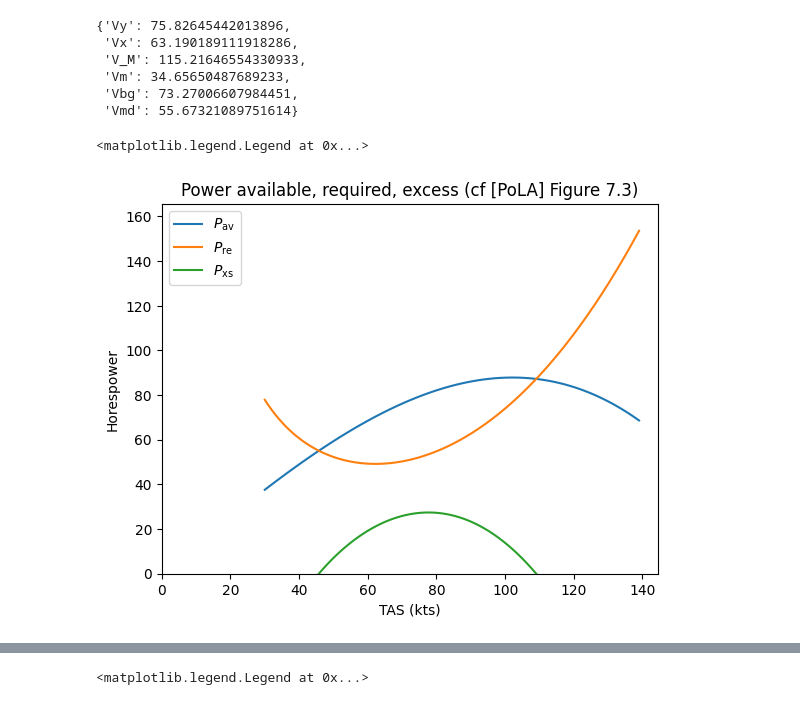
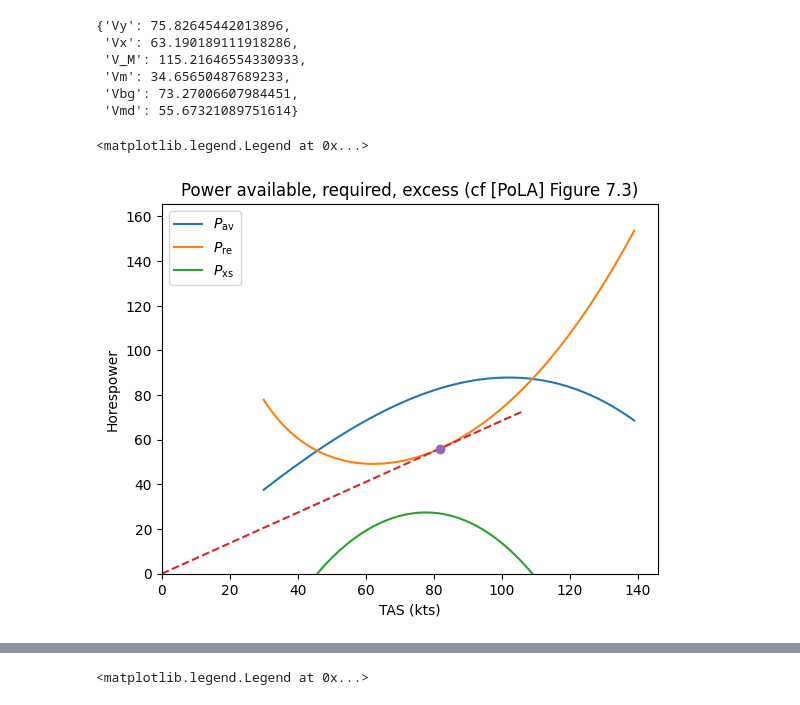
Before and after one commit to fugalh/lowry, a Jupyter notebook: Lowry.ipynb, the cells around one changed output, grey strips where cells are left out. Saved outputs shown, nothing was run; the diff lists cells and outputs as text; code cells hidden in the pictures.

Commit message:
add Vbg tangent line to power chart

```diff
--- a/Lowry.ipynb
+++ b/Lowry.ipynb
@@ -95,17 +98,24 @@ perf8000 = [lowry.performance(plate, 0.75*plate['W0'], Q_(8000, 'ft'), V) for V
 # %%
 fig, ax = plt.subplots()
 ax.plot([V.m_as(V_unit) for V in vs], [x['Pav'].m_as('horsepower') for x in perf7500], label='$P_\mathrm{av}$')
 ax.plot([V.m_as(V_unit) for V in vs], [x['Pre'].m_as('horsepower') for x in perf7500], label='$P_\mathrm{re}$')
 ax.plot([V.m_as(V_unit) for V in vs], [x['Pxs'].m_as('horsepower') for x in perf7500], label='$P_\mathrm{xs}$')
+
+# Vbg is the tangent from (0,0) to power required
+Vbg = lowry.performance(plate, W, Q_(7500, 'ft'))['Vbg']
+Pre_bg = lowry.performance(plate, W, Q_(7500, 'ft'), Vbg)['Pre']
+ax.plot([0, Vbg.m_as(V_unit) * 1.3], [0, Pre_bg.m_as('horsepower') * 1.3], '--')
+ax.plot(Vbg.m_as(V_unit), Pre_bg.m_as('horsepower'), 'o')
+
 ax.set_ylim(bottom=0)
 ax.set_xlim(left=0)
 ax.set_title('Power available, required, excess (cf [PoLA] Figure 7.3)')
 ax.set_ylabel('Horespower')
 ax.set_xlabel(f"TAS ({V_unit})")
 ax.legend()
 
 # TODO tangents and labeled points
 # %% [output]
 <matplotlib.legend.Legend at 0x...>
-[figure, old version]
+[figure, new version]
 # %%
```
Also changed, not shown: parts of 2 cells of this notebook.
